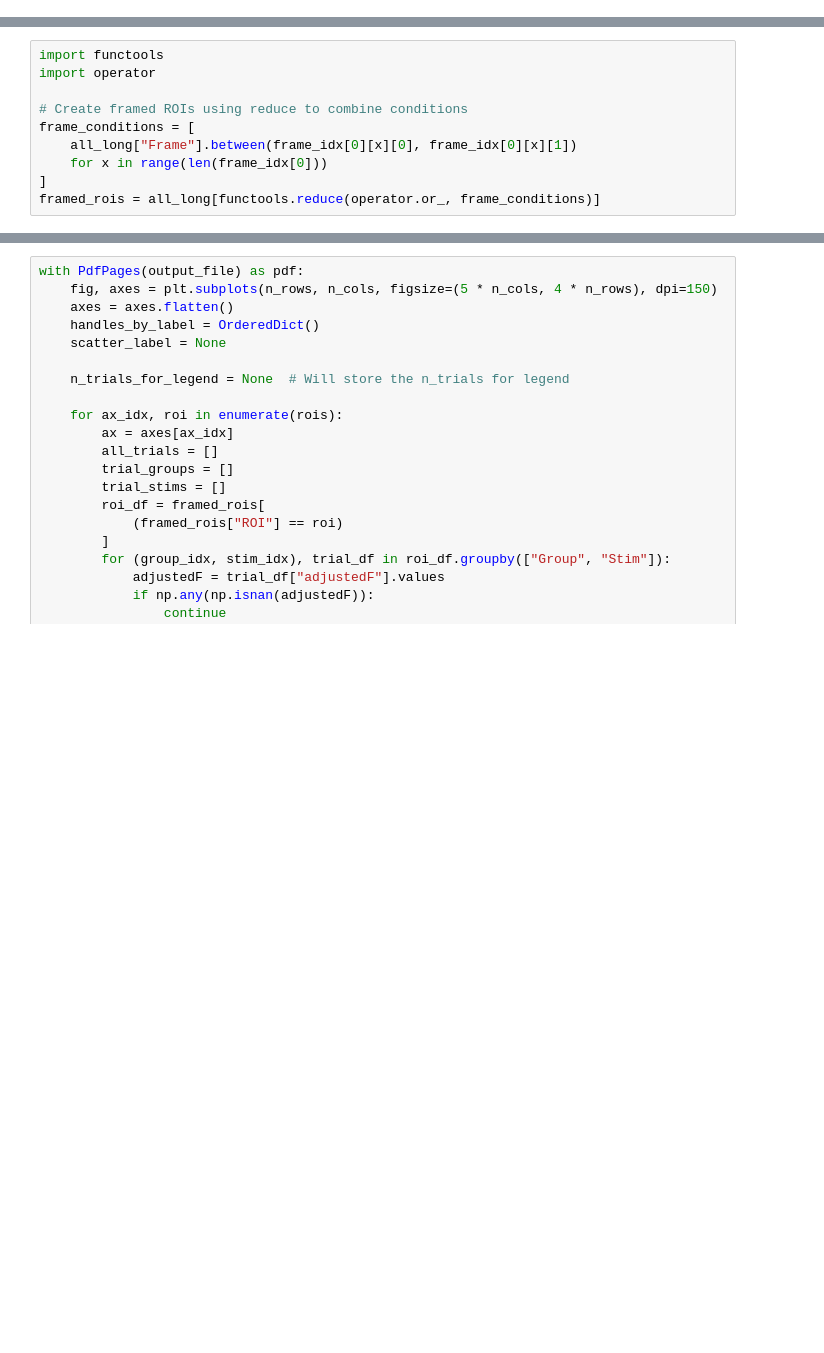
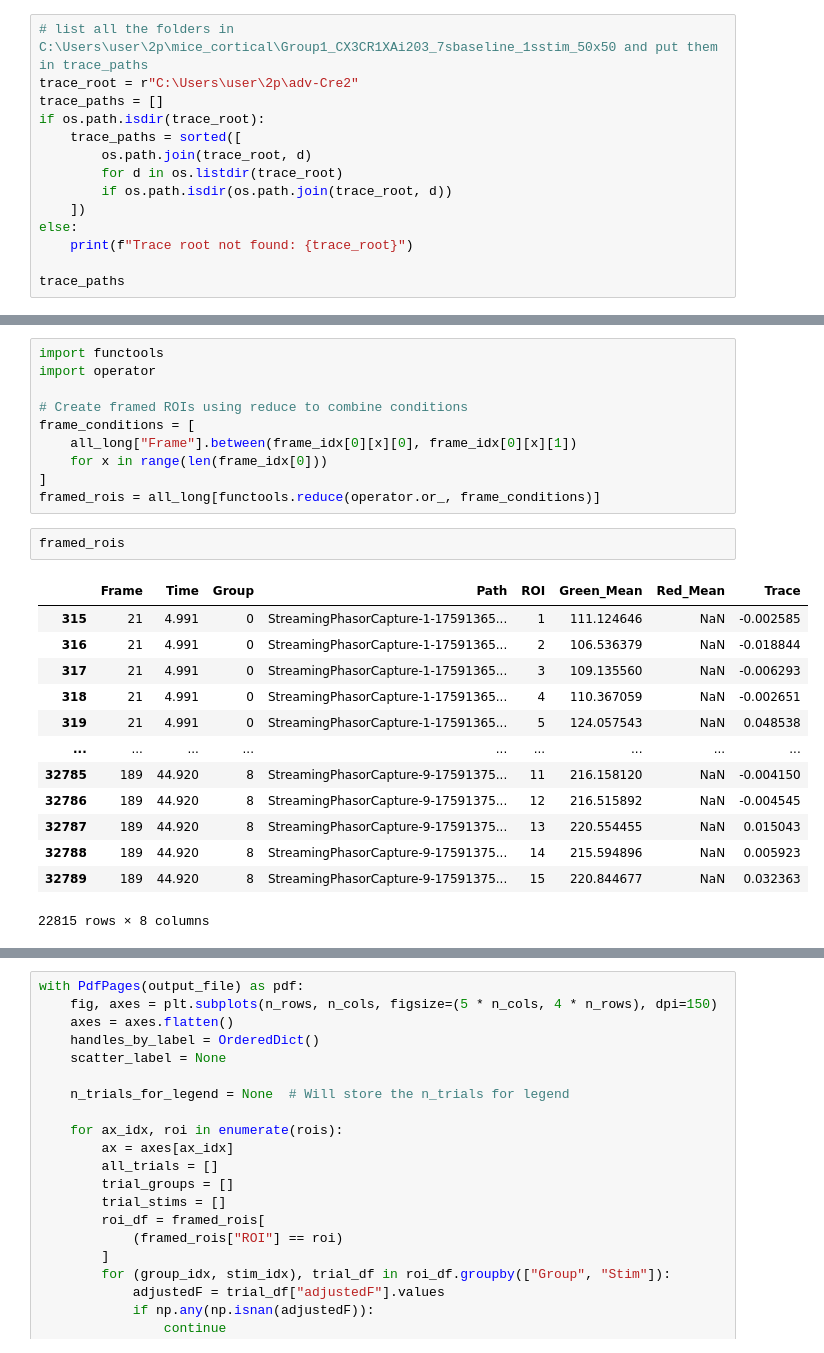
Before and after one commit to joshemuel/Phasor-Handler, a Jupyter notebook: exploration.ipynb, the cells around one changed output, grey strips where cells are left out. Saved outputs shown, nothing was run; the diff lists cells and outputs as text; blank space fills up the shorter version.

```diff
--- a/exploration.ipynb
+++ b/exploration.ipynb
@@ -32,0 +18,14 @@ trace_paths
+# %%
+# list all the folders in C:\Users\user\2p\mice_cortical\Group1_CX3CR1XAi203_7sbaseline_1sstim_50x50 and put them in trace_paths
+trace_root = r"C:\Users\user\2p\adv-Cre2"
+trace_paths = []
+if os.path.isdir(trace_root):
+    trace_paths = sorted([
+        os.path.join(trace_root, d)
+        for d in os.listdir(trace_root)
+        if os.path.isdir(os.path.join(trace_root, d))
+    ])
+else:
+    print(f"Trace root not found: {trace_root}")
+
+trace_paths
@@ -118,6 +129,22 @@ frame_conditions = [
     for x in range(len(frame_idx[0]))
 ]
 framed_rois = all_long[functools.reduce(operator.or_, frame_conditions)]
+# %%
+framed_rois
+# %% [output]
+|  | Frame | Time | Group | Path | ROI | Green_Mean | Red_Mean | Trace |
+| 315 | 21 | 4.991 | 0 | StreamingPhasorCapture-1-17591365... | 1 | 111.124646 | NaN | -0.002585 |
+| 316 | 21 | 4.991 | 0 | StreamingPhasorCapture-1-17591365... | 2 | 106.536379 | NaN | -0.018844 |
+| 317 | 21 | 4.991 | 0 | StreamingPhasorCapture-1-17591365... | 3 | 109.135560 | NaN | -0.006293 |
+| 318 | 21 | 4.991 | 0 | StreamingPhasorCapture-1-17591365... | 4 | 110.367059 | NaN | -0.002651 |
+| 319 | 21 | 4.991 | 0 | StreamingPhasorCapture-1-17591365... | 5 | 124.057543 | NaN | 0.048538 |
+| ... | ... | ... | ... | ... | ... | ... | ... | ... |
+| 32785 | 189 | 44.920 | 8 | StreamingPhasorCapture-9-17591375... | 11 | 216.158120 | NaN | -0.004150 |
+| 32786 | 189 | 44.920 | 8 | StreamingPhasorCapture-9-17591375... | 12 | 216.515892 | NaN | -0.004545 |
+| 32787 | 189 | 44.920 | 8 | StreamingPhasorCapture-9-17591375... | 13 | 220.554455 | NaN | 0.015043 |
+| 32788 | 189 | 44.920 | 8 | StreamingPhasorCapture-9-17591375... | 14 | 215.594896 | NaN | 0.005923 |
+| 32789 | 189 | 44.920 | 8 | StreamingPhasorCapture-9-17591375... | 15 | 220.844677 | NaN | 0.032363 |
+22815 rows × 8 columns
 # %%
 import numpy as np
 import math
```
Also changed, not shown: parts of 10 cells of this notebook, 1 other file.
